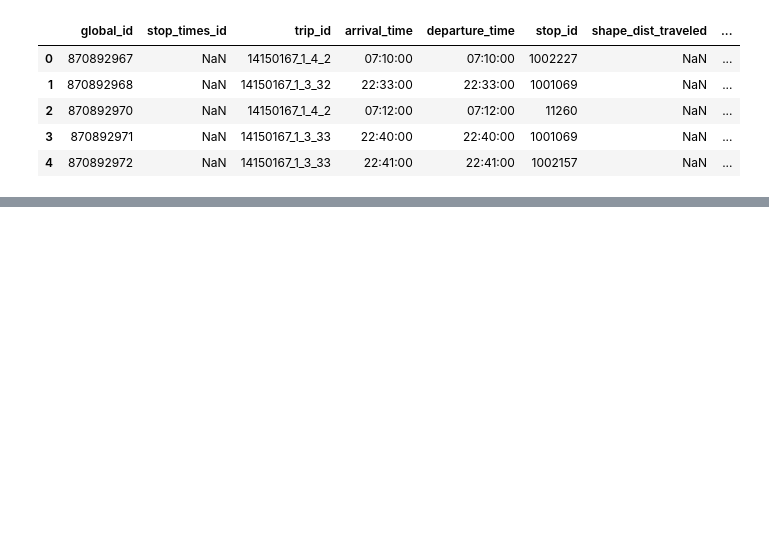
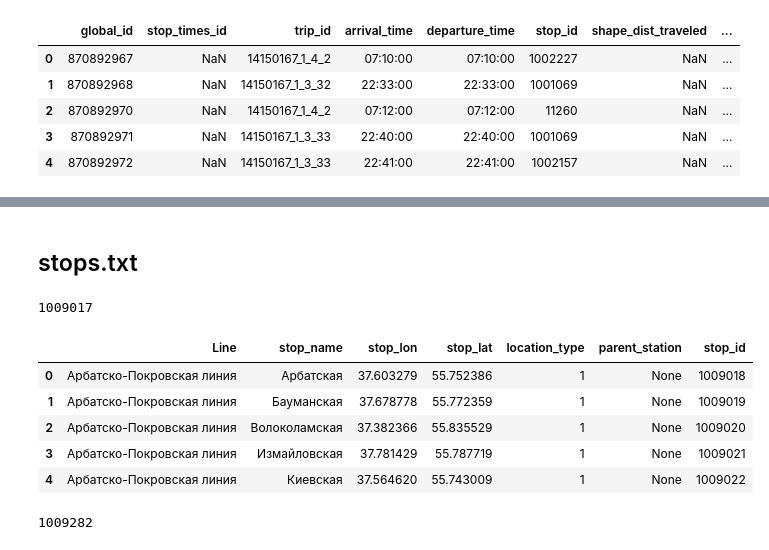
Before and after one commit to andreytyu/rent-my-flat, a Jupyter notebook: get_gtfs.ipynb, the cells around one changed output, grey strips where cells are left out. Cells and saved outputs as stored; diff of their text form; code cells hidden in the pictures; blank space fills up the shorter version.

```diff
--- a/get_gtfs.ipynb
+++ b/get_gtfs.ipynb
@@ -117,0 +167,29 @@ os.remove(temp_file)
+# %% [markdown]
+## stops.txt
+# %%
+download_url('https://op.mos.ru/EHDWSREST/catalog/export/get?id='+str(847226), temp_file)
+df = pd.read_json(temp_file, encoding='cp1251')
+# %%
+stops = pd.read_csv('data/gtfs/stops.txt')
+max_stop_id = stops.stop_id.max()
+max_stop_id
+# %% [output]
+1009017
+# %%
+df['stop_name'] = df['Name']
+df['stop_lon'] = df['Longitude_WGS84']
+df['stop_lat'] = df['Latitude_WGS84']
+# %%
+main_stations = df.groupby(['Line', 'NameOfStation']).mean()[['stop_lon', 'stop_lat']].reset_index()
+main_stations['location_type'] = 1
+main_stations['parent_station'] = None
+main_stations = main_stations.rename(columns={'NameOfStation':'stop_name'})
+main_stations['stop_id'] = range(max_stop_id+1, max_stop_id+1+len(main_stations))
+main_stations.head()
+# %% [output]
+|  | Line | stop_name | stop_lon | stop_lat | location_type | parent_station | stop_id |
+| 0 | Арбатско-Покровская линия | Арбатская | 37.603279 | 55.752386 | 1 | None | 1009018 |
+| 1 | Арбатско-Покровская линия | Бауманская | 37.678778 | 55.772359 | 1 | None | 1009019 |
+| 2 | Арбатско-Покровская линия | Волоколамская | 37.382366 | 55.835529 | 1 | None | 1009020 |
+| 3 | Арбатско-Покровская линия | Измайловская | 37.781429 | 55.787719 | 1 | None | 1009021 |
+| 4 | Арбатско-Покровская линия | Киевская | 37.564620 | 55.743009 | 1 | None | 1009022 |
@@ -117,0 +202,5 @@ os.remove(temp_file)
+# %%
+max_stop_id = main_stations.stop_id.max()
+max_stop_id
+# %% [output]
+1009282
```
Also changed, not shown: parts of 34 cells of this notebook, 1 other file.
